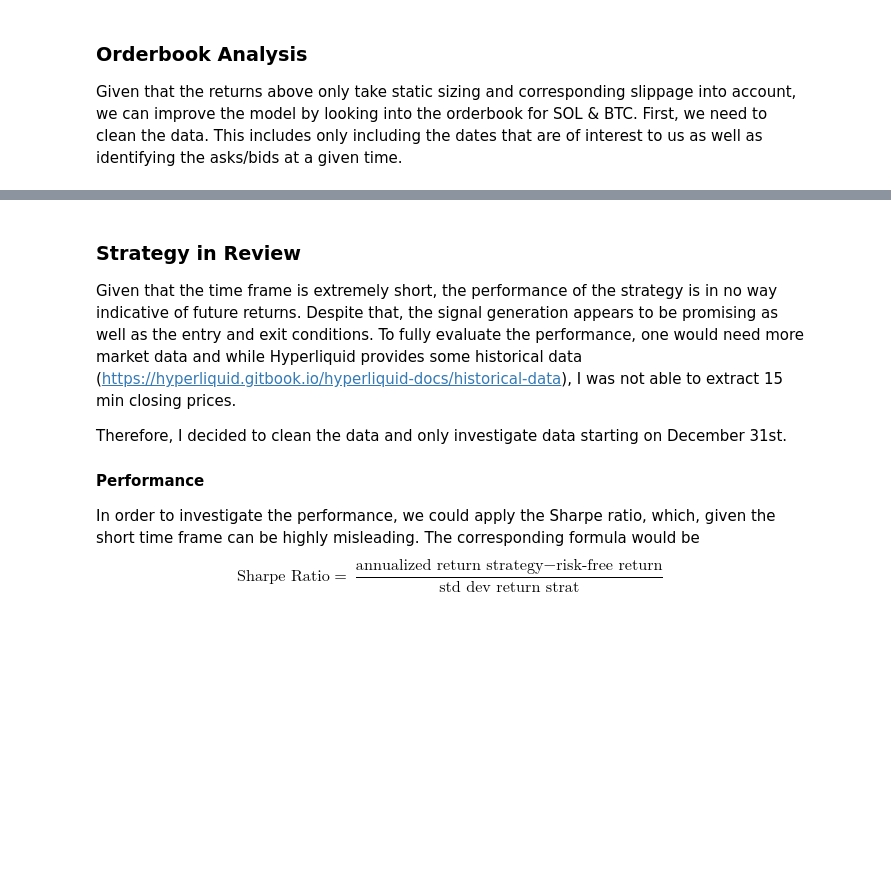
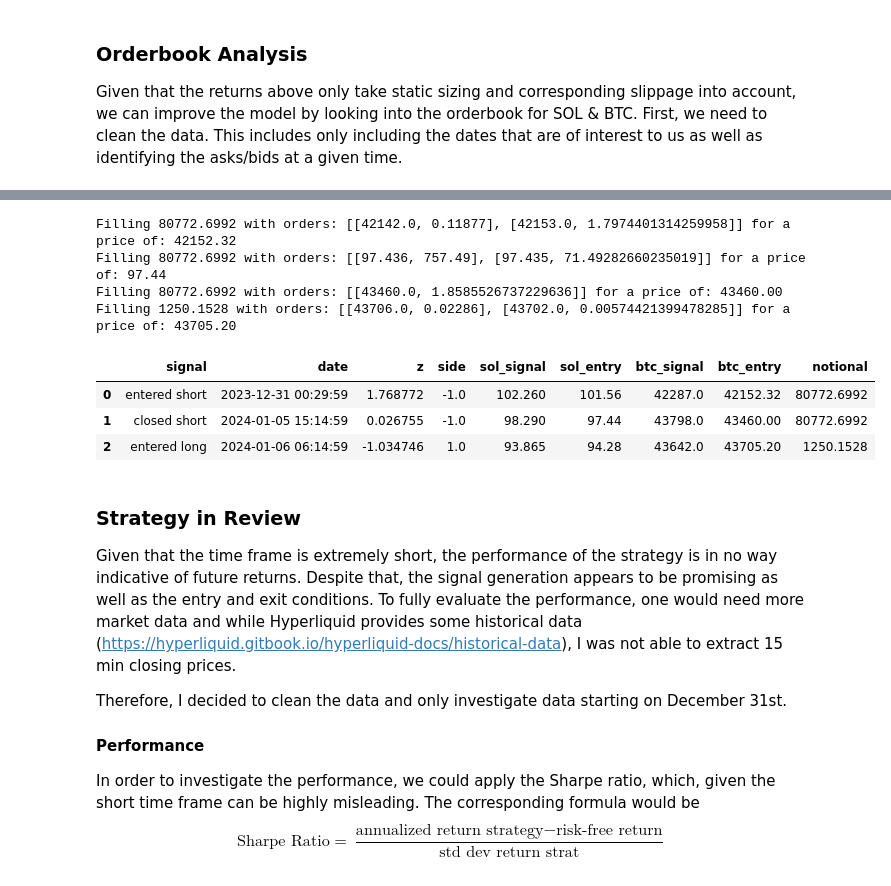
Before and after one commit to voskart/hyperliquid_strat, a Jupyter notebook: strat.ipynb, the cells around one changed output, grey strips where cells are left out. Cells and saved outputs as stored; diff of their text form; code cells hidden in the pictures; blank space fills up the shorter version.

Commit message:
added order book analysis

```diff
--- a/strat.ipynb
+++ b/strat.ipynb
@@ -341,3 +485,53 @@ btc_orderbook = pd.concat([btc_orderbook.drop("levels", axis=1).reset_index(), b
+# %%
+
+returns = 0
+res_with_slippage = []
+cur = None
+counter = -1
+# identify filled orders based on indicators
+for i, row in df_res.iterrows():
+    counter += 1
+    if i <= 2:
+        d, s, z, spread, side, sol, btc, hour = row
+        # check order
+        if s == "enter short":
+            # short sol and long btc
+            sol_filled_price, sol_size = fill_order("sol", -1, 0, hour, sol)
+            # calc notional
+            notional = sol_filled_price * sol_size
+            btc_filled_price, btc_size = fill_order("btc", 1, notional, hour, btc)
+            res_with_slippage.append(["entered short", d, z, side, sol, sol_filled_price, btc, btc_filled_price, notional])
+        elif s == "enter long":
+            # long sol and short btc
+            sol_filled_price, sol_size = fill_order("sol", 1, 0, hour, sol)
+            # calc notional
+            notional = sol_filled_price * sol_size
+            btc_filled_price, btc_size = fill_order("btc", -1, notional, hour, btc)
+            res_with_slippage.append(["entered long", d, z, side, sol, sol_filled_price, btc, btc_filled_price, notional])
+        elif s == "close short":
+            # close sol short, close long btc
+            sol_filled_price, sol_size = fill_order("sol", 1, res_with_slippage[counter-1][8], hour, sol)
+            btc_filled_price, btc_size = fill_order("btc", -1, res_with_slippage[counter-1][8], hour, btc)
+            res_with_slippage.append(["closed short", d, z, side, sol, sol_filled_price, btc, btc_filled_price, notional])
+        else:
+            # close sol long, close short btc
+            sol_filled_price, sol_size = fill_order("sol", -1, res_with_slippage[counter-1][8], hour, sol)
+            btc_filled_price, btc_size = fill_order("btc", 1, res_with_slippage[counter-1][8], hour, btc)
+            res_with_slippage.append(["closed long", d, z, side, sol, sol_filled_price, btc, btc_filled_price, notional])
+
+df_slippage_result = pd.DataFrame(res_with_slippage)
+df_slippage_result.columns = ["signal", "date", "z", "side", "sol_signal", "sol_entry", "btc_signal", "btc_entry", "notional"]
+
+df_slippage_result
+# %% [output]
+Filling 80772.6992 with orders: [[42142.0, 0.11877], [42153.0, 1.7974401314259958]] for a price of: 42152.32
+Filling 80772.6992 with orders: [[97.436, 757.49], [97.435, 71.49282660235019]] for a price of: 97.44
+Filling 80772.6992 with orders: [[43460.0, 1.8585526737229636]] for a price of: 43460.00
+Filling 1250.1528 with orders: [[43706.0, 0.02286], [43702.0, 0.00574421399478285]] for a price of: 43705.20
+|  | signal | date | z | side | sol_signal | sol_entry | btc_signal | btc_entry | notional |
+| 0 | entered short | 2023-12-31 00:29:59 | 1.768772 | -1.0 | 102.260 | 101.56 | 42287.0 | 42152.32 | 80772.6992 |
+| 1 | closed short | 2024-01-05 15:14:59 | 0.026755 | -1.0 | 98.290 | 97.44 | 43798.0 | 43460.00 | 80772.6992 |
+| 2 | entered long | 2024-01-06 06:14:59 | -1.034746 | 1.0 | 93.865 | 94.28 | 43642.0 | 43705.20 | 1250.1528 |
 # %% [markdown]
 ### Strategy in Review
 
```
Also changed, not shown: parts of 6 cells of this notebook, 31 other files.
